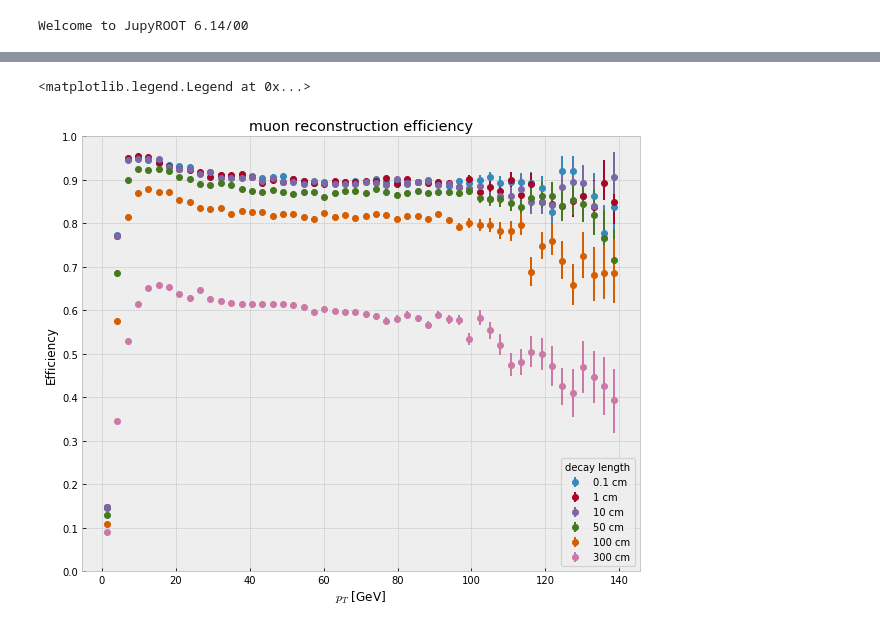
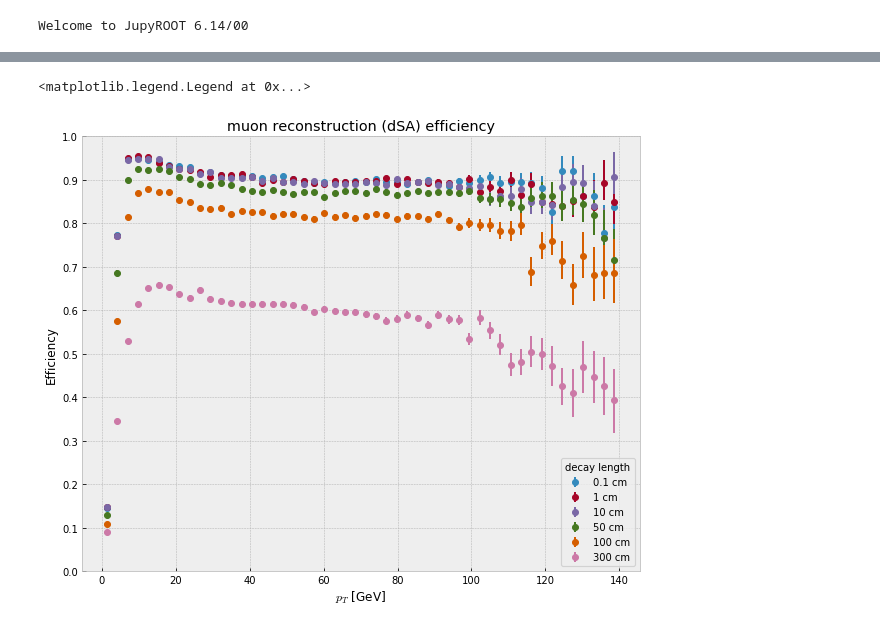
Before and after one commit to afrankenthal/FirefighterAnalysis, a Jupyter notebook: recoMuEfficiency.ipynb, the cells around one changed output, grey strips where cells are left out. Saved outputs shown, nothing was run; the diff lists cells and outputs as text; code cells hidden in the pictures.

```diff
--- a/recoMuEfficiency.ipynb
+++ b/recoMuEfficiency.ipynb
@@ -24,3 +9,0 @@ dfs = OrderedDict({
-# %%
-for k, df in dfs.items():
-    df.columns = [x.decode() for x in df.columns]
@@ -85,0 +54,13 @@ def extract_teffi(eff):
+# %%
+for k, df in dfs_dsa.items():
+    df.columns = [x.decode() for x in df.columns]
+# %%
+fig, ax = plt.subplots(figsize=(10,8))
+plt.rcParams['patch.linewidth'] = 1.2
+
+for k, df in dfs_dsa.items():
+    df['nMatched'].plot.hist(bins=5, range=(0,5), ax=ax, label=f'{k} cm', histtype='step', density=True)
+    print('%.2fcm #events: %i' % (k, len(df['nMatched'].dropna())))
+ax.set_xlabel('#muons')
+plt.title('reconstructed offline muon(dSA) per event')
+plt.legend(loc='upper left', title='decay length')
@@ -85,0 +78,20 @@ def extract_teffi(eff):
+# %%
+fig, ax = plt.subplots(1,3, figsize=(15,4))
+
+df = dfs_dsa[100]
+
+recoDf = df[['genPt','genEta','genPhi', 'recoPt']].dropna()
+
+df['genPt']    .plot.hist(bins=50, range=(0,140), ax=ax[0], label='all')
+recoDf['genPt'].plot.hist(bins=50, range=(0,140), ax=ax[0], label='recoed')
+ax[0].set_xlabel('pT [GeV]')
+
+df['genEta']    .plot.hist(bins=50, range=(-2.4,2.4), ax=ax[1], label='all')
+recoDf['genEta'].plot.hist(bins=50, range=(-2.4,2.4), ax=ax[1], label='recoed')
+ax[1].set_xlabel('eta')
+
+df['genPhi']    .plot.hist(bins=50, ax=ax[2], label='all')
+recoDf['genPhi'].plot.hist(bins=50, ax=ax[2], label='recoed')
+ax[2].set_xlabel('phi')
+
+for a in ax: a.legend(loc='best')
@@ -86,25 +100,25 @@ def extract_teffi(eff):
 # %%
 
 fig,ax = plt.subplots(figsize=(10,8))
 # df = dfs[1]
-for k, df in dfs.items():
+for k, df in dfs_dsa.items():
     recoDf = df[['genPt', 'recoPt']].dropna()
     h0 = ROOT.TH1F(f'h0_{k}', '', 50,0,140)
     h1 = ROOT.TH1F(f'h1_{k}', '', 50,0,140)
     for x in df['genPt']: h0.Fill(x)
     for x in recoDf['genPt']: h1.Fill(x)
 
     eff = ROOT.TEfficiency(h1, h0)
     data = extract_teffi(eff)
 
     ax.errorbar(x=data['x'], y=data['y'], yerr=data['yerr'], fmt='o', label=f'{k} cm')
 
-ax.set_title('muon reconstruction efficiency')
+ax.set_title('muon reconstruction (dSA) efficiency')
 ax.set_xlabel('$p_{T}$ [GeV]')
 ax.set_ylabel('Efficiency')
 ax.yaxis.set_major_locator(plt.MaxNLocator(10))
 ax.set_ylim((0,1))
 ax.legend(loc='best', title='decay length')
 # %% [output]
 <matplotlib.legend.Legend at 0x...>
-[figure, old version]
+[figure, new version]
```
Also changed, not shown: parts of 36 cells of this notebook, 1 other file.
